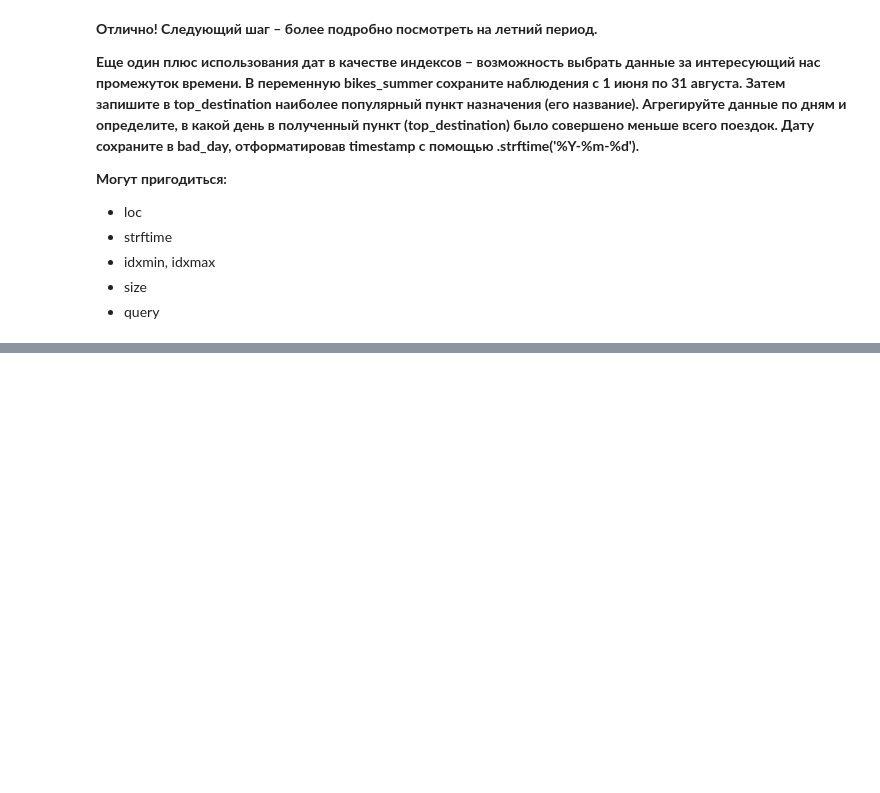
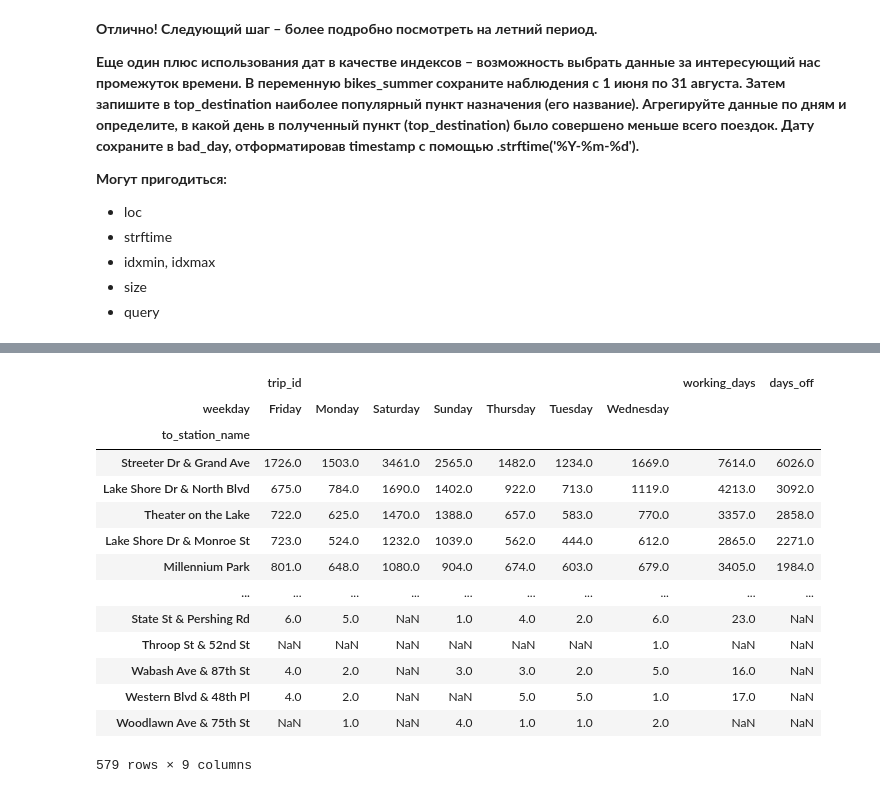
Before and after one commit to KirillRepin23/KirillRepin23, a Jupyter notebook: Python/Improved_Python_Lesson_8_Time_Bikes.ipynb, the cells around one changed output, grey strips where cells are left out. Saved outputs shown, nothing was run; the diff lists cells and outputs as text; code cells hidden in the pictures; blank space fills up the shorter version.

```diff
--- a/Python/Improved_Python_Lesson_8_Time_Bikes.ipynb
+++ b/Python/Improved_Python_Lesson_8_Time_Bikes.ipynb
@@ -324,0 +368,4 @@ br[br.Customer > br.Subscriber]
+# %%
+# Создаем дополнительную колонку с название дня недели
+
+bikes_summer = bikes_summer.assign(weekday = lambda x: pd.to_datetime(x.index).strftime('%A'))
@@ -324,0 +380,4 @@ br[br.Customer > br.Subscriber]
+# %%
+# Группируем по дню недели и пункту назначения и подсчитываем количество поездок с дальнейшим применением unstack
+
+days = bikes_summer.groupby(['weekday','to_station_name']).agg({'trip_id':'count'}).unstack(level=0)
@@ -324,0 +401,33 @@ br[br.Customer > br.Subscriber]
+# %%
+# Формируем столбец working_days
+
+days['working_days'] =    days[('trip_id', 'Monday')]
+                        + days['trip_id', 'Tuesday']
+                        + days['trip_id', 'Wednesday']
+                        + days['trip_id', 'Thursday']
+                        + days['trip_id', 'Friday']
+# %%
+# Формируем столбец days_off
+
+days['days_off'] =    days[('trip_id', 'Saturday')]
+                    + days['trip_id', 'Sunday']
+# %%
+# Наиболее популярный и второй по популярности пункт назначения в субботу
+
+days.sort_values(('trip_id', 'Saturday'), ascending = False)
+# %% [output]
+|  | trip_id |  |  |  |  |  |  | working_days | days_off |
+| weekday | Friday | Monday | Saturday | Sunday | Thursday | Tuesday | Wednesday |  |  |
+| to_station_name |  |  |  |  |  |  |  |  |  |
+| Streeter Dr & Grand Ave | 1726.0 | 1503.0 | 3461.0 | 2565.0 | 1482.0 | 1234.0 | 1669.0 | 7614.0 | 6026.0 |
+| Lake Shore Dr & North Blvd | 675.0 | 784.0 | 1690.0 | 1402.0 | 922.0 | 713.0 | 1119.0 | 4213.0 | 3092.0 |
+| Theater on the Lake | 722.0 | 625.0 | 1470.0 | 1388.0 | 657.0 | 583.0 | 770.0 | 3357.0 | 2858.0 |
+| Lake Shore Dr & Monroe St | 723.0 | 524.0 | 1232.0 | 1039.0 | 562.0 | 444.0 | 612.0 | 2865.0 | 2271.0 |
+| Millennium Park | 801.0 | 648.0 | 1080.0 | 904.0 | 674.0 | 603.0 | 679.0 | 3405.0 | 1984.0 |
+| ... | ... | ... | ... | ... | ... | ... | ... | ... | ... |
+| State St & Pershing Rd | 6.0 | 5.0 | NaN | 1.0 | 4.0 | 2.0 | 6.0 | 23.0 | NaN |
+| Throop St & 52nd St | NaN | NaN | NaN | NaN | NaN | NaN | 1.0 | NaN | NaN |
+| Wabash Ave & 87th St | 4.0 | 2.0 | NaN | 3.0 | 3.0 | 2.0 | 5.0 | 16.0 | NaN |
+| Western Blvd & 48th Pl | 4.0 | 2.0 | NaN | NaN | 5.0 | 5.0 | 1.0 | 17.0 | NaN |
+| Woodlawn Ave & 75th St | NaN | 1.0 | NaN | 4.0 | 1.0 | 1.0 | 2.0 | NaN | NaN |
+579 rows × 9 columns
```
Also changed, not shown: parts of 20 cells of this notebook.
